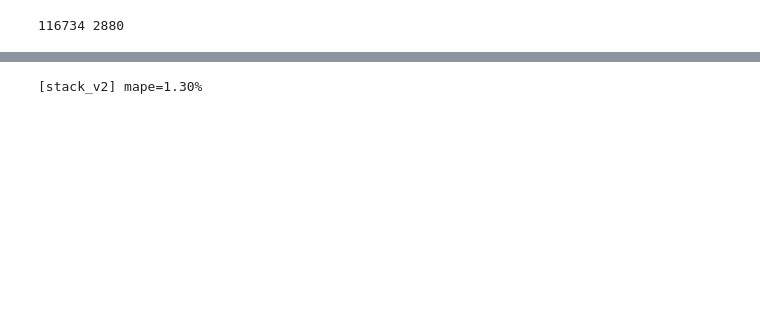
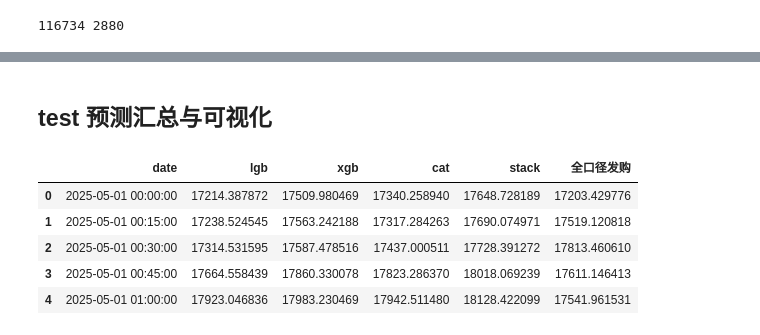
Before and after one commit to MioLovesWork/comp, a Jupyter notebook: work.ipynb, the cells around one changed output, grey strips where cells are left out. Cells and saved outputs as stored; diff of their text form; code cells hidden in the pictures; blank space fills up the shorter version.

```diff
--- a/work.ipynb
+++ b/work.ipynb
@@ -57,10 +24,0 @@ model     mape%
-# %%
-# [C→A] Stage2：30维全特征，重训树
-df2, feats2 = build(df_all, full=True)
-ds2 = split(df2, VAL_START, feats2)
-Xtr, ytr, _ = ds2['train']; Xva, yva, _ = ds2['val']; Xte, _, dte = ds2['test']
-res2 = {}
-for name in TREES:
-    m = train_tree(name, Xtr, ytr, Xva, yva)
-    res2[name] = {'y': yva, 'p': m.predict(Xva), 'test': m.predict(Xte)}
-compare(res2)
@@ -78,0 +41,6 @@ model    mape%
+# %%
+# [C→A] 全特征树
+pack = train_trees(df_all, params['val_start'], TREES, full=True)
+compare({k: {'y': pack['yva'], 'p': v} for k, v in pack['res_val'].items()})
+yva, dte = pack['yva'], pack['dte']
+tree_test = pack['res_test']
@@ -79,8 +55,6 @@ model    mape%
 # %%
-# [B] Stacking v1：仅树
-tree_val  = {k: v['p'] for k, v in res2.items()}
-tree_test = {k: v['test'] for k, v in res2.items()}
-pva1, pte1, _ = stack(tree_val, yva, tree_test, alpha=params['stack_alpha'])
-print(f'[stack_v1] mape={mape(yva, pva1)*100:.2f}%')
+# stack（Ridge 融合三棵树）
+pva1, pte1, _ = stack_v1(pack, alpha=params['stack_alpha'])
+print(f'[stack] val mape={mape(yva, pva1)*100:.2f}%')
 pd.DataFrame({TIME: dte, TARGET: pte1}).to_csv('final_trees.csv', index=False)
 # %% [output]
@@ -113,12 +62,26 @@ gru mape=1.34%
-# %%
-# [B] Stacking v2：树 + RNN
-all_val  = {**tree_val,  **{k: v['p'] for k, v in res_rnn.items()}}
-all_test = {**tree_test, **{k: v['test'] for k, v in res_rnn.items()}}
-# [B] Stacking v2：树 + RNN
-all_val  = {**tree_val,  **{k: v['p'] for k, v in res_rnn.items()}}
-all_test = {**tree_test, **{k: v['test'] for k, v in res_rnn.items()}}
-pva2, pte2, _ = stack(all_val, yva, all_test, alpha=params['stack_alpha'])
-print(f'[stack_v2] mape={mape(yva, pva2)*100:.2f}%')
-pd.DataFrame({TIME: dte, TARGET: pte2}).to_csv('final_stack.csv', index=False)
-# %% [output]
-[stack_v2] mape=1.30%
+# %% [markdown]
+## test 预测汇总与可视化
+# %%
+import matplotlib.pyplot as plt
+
+pred_test = pd.DataFrame({TIME: dte})
+for name in TREES:
+    pred_test[name] = tree_test[name]
+pred_test['stack'] = pte1
+if TARGET in df_test.columns:
+    pred_test = pred_test.merge(
+        df_test[[TIME, TARGET]].assign(**{TIME: pd.to_datetime(df_test[TIME])}),
+        on=TIME, how='left', suffixes=('', '_true'),
+    )
+    if f'{TARGET}_true' in pred_test.columns:
+        pred_test[TARGET] = pred_test[f'{TARGET}_true']
+        pred_test = pred_test.drop(columns=[f'{TARGET}_true'])
+pred_test.to_csv('pred_test_all.csv', index=False)
+pred_test.head()
+# %% [output]
+|  | date | lgb | xgb | cat | stack | 全口径发购 |
+| 0 | 2025-05-01 00:00:00 | 17214.387872 | 17509.980469 | 17340.258940 | 17648.728189 | 17203.429776 |
+| 1 | 2025-05-01 00:15:00 | 17238.524545 | 17563.242188 | 17317.284263 | 17690.074971 | 17519.120818 |
+| 2 | 2025-05-01 00:30:00 | 17314.531595 | 17587.478516 | 17437.000511 | 17728.391272 | 17813.460610 |
+| 3 | 2025-05-01 00:45:00 | 17664.558439 | 17860.330078 | 17823.286370 | 18018.069239 | 17611.146413 |
+| 4 | 2025-05-01 01:00:00 | 17923.046836 | 17983.230469 | 17942.511480 | 18128.422099 | 17541.961531 |
```
Also changed, not shown: parts of 12 cells of this notebook, 19 other files.
